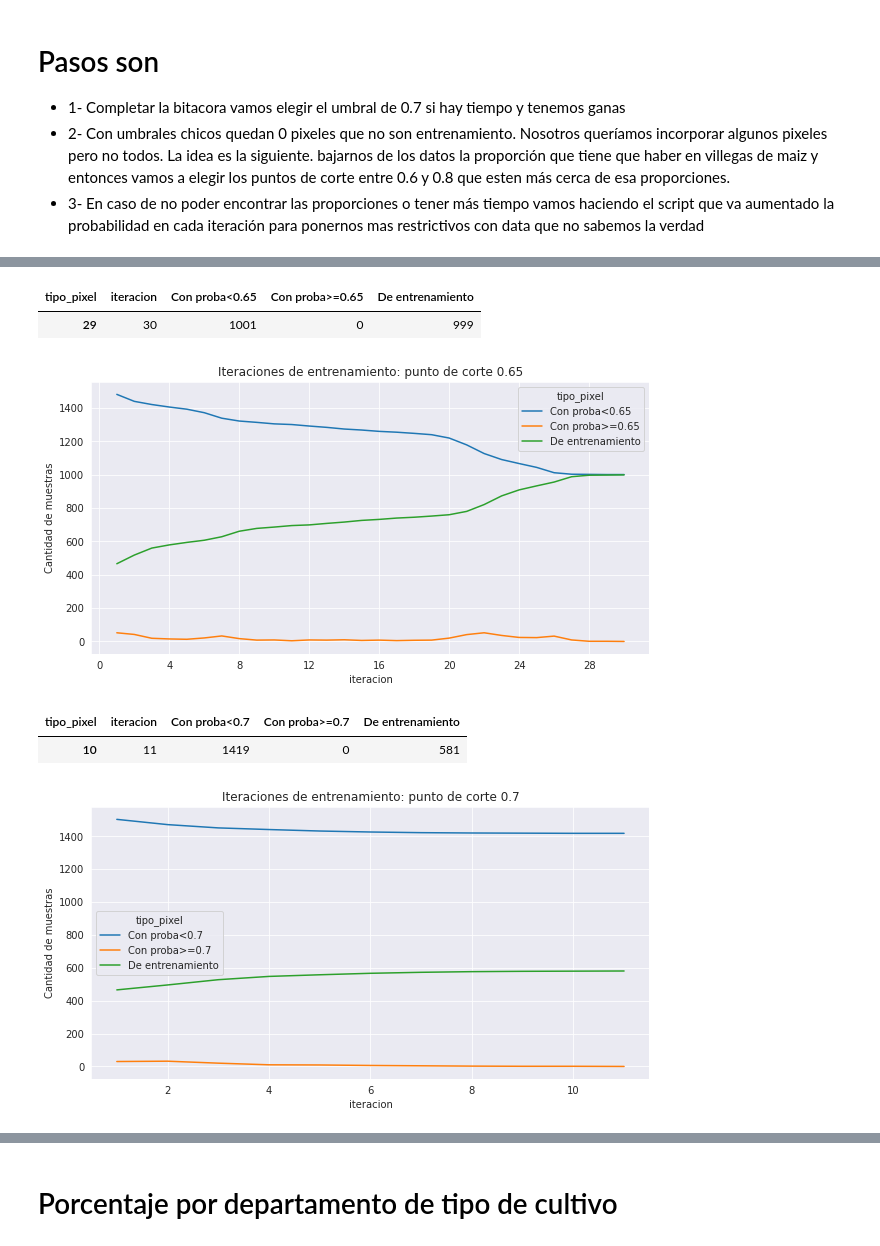
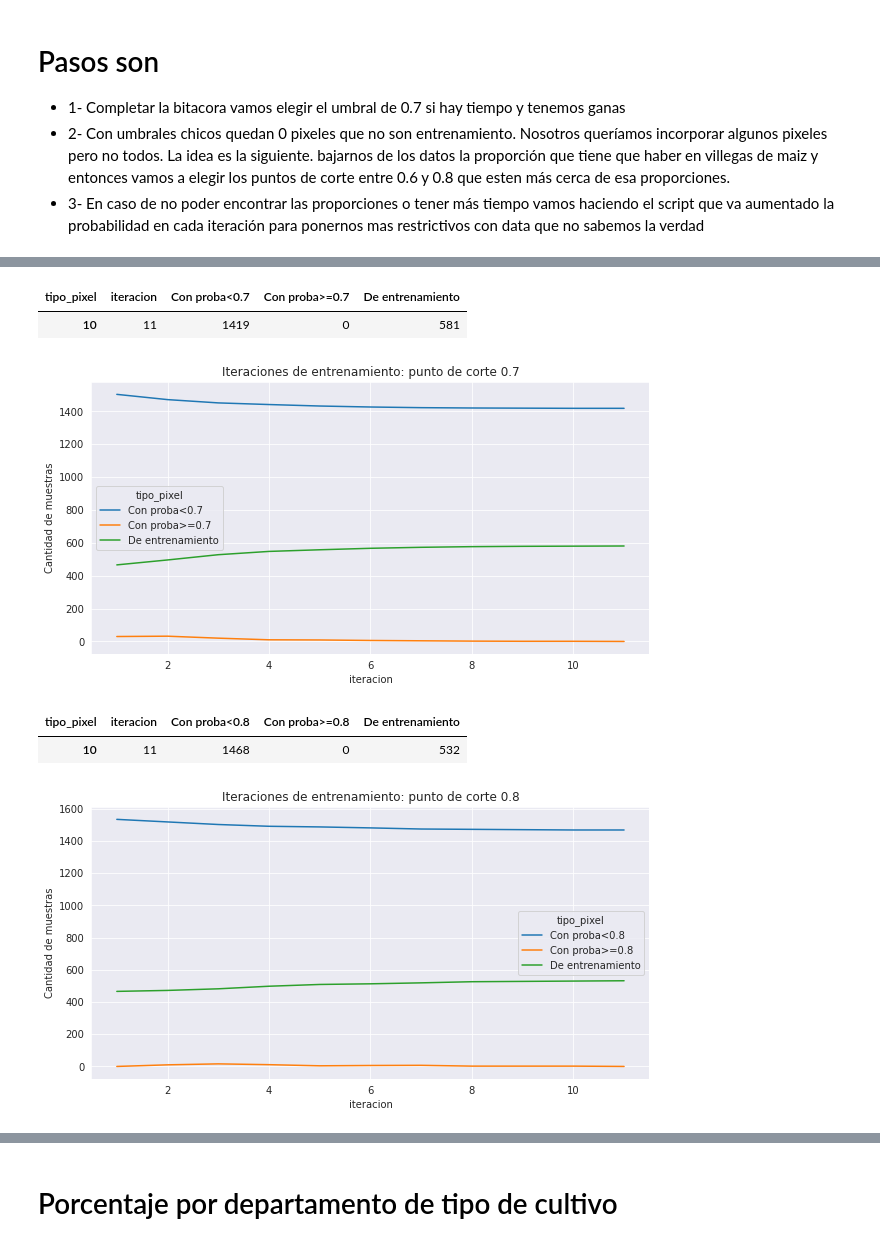
Before and after one commit to macfernandez/tp-2-gis-dm-uba, a Jupyter notebook: nb/eda_results.ipynb, the cells around one changed output, grey strips where cells are left out. Drawn from its saved outputs; the diff is of its cells as text; code cells hidden in the pictures.

```diff
--- a/nb/eda_results.ipynb
+++ b/nb/eda_results.ipynb
@@ -133,7 +166,7 @@ from matplotlib.ticker import MaxNLocator
 ax = plt.figure().gca()
 ax.xaxis.set_major_locator(MaxNLocator(integer=True))
 ax.set_ylabel("Cantidad de muestras")
-umbral = 0.65
+umbral = 0.7
 ax.set_title(f"Iteraciones de entrenamiento: punto de corte {umbral}")
 file_pixels = glob(f'../model/threshhold_{umbral}/randomforest_iterations_*/pix*')
 file_pixels = sorted(file_pixels)
@@ -153,38 +186,38 @@ df_plot = pd.pivot_table(df_pix, index="iteracion", values="cant_pixels", column
 
 df_plot.plot(x="iteracion", y=[f'Con proba<{umbral}', f'Con proba>={umbral}','De entrenamiento'], figsize=(10,5), ax=ax)
 
-
 df_plot.tail(1)
 # %% [output]
-| tipo_pixel | iteracion | Con proba<0.65 | Con proba>=0.65 | De entrenamiento |
-| 29 | 30 | 1001 | 0 | 999 |
+| tipo_pixel | iteracion | Con proba<0.7 | Con proba>=0.7 | De entrenamiento |
+| 10 | 11 | 1419 | 0 | 581 |
-[figure, old version]
+[figure, new version]
 # %%
 from matplotlib.ticker import MaxNLocator
 ax = plt.figure().gca()
 ax.xaxis.set_major_locator(MaxNLocator(integer=True))
 ax.set_ylabel("Cantidad de muestras")
-umbral = 0.7
+umbral = 0.8
 ax.set_title(f"Iteraciones de entrenamiento: punto de corte {umbral}")
 file_pixels = glob(f'../model/threshhold_{umbral}/randomforest_iterations_*/pix*')
 file_pixels = sorted(file_pixels)
 i = 1
 df_pix = pd.read_csv(file_pixels[0])
 df_pix['iteration'] = i
 
 for file in file_pixels[1:]:
     i += 1
     df_pix_aux = pd.read_csv(file)
     df_pix_aux['iteration'] = i
     df_pix = pd.concat([df_pix, df_pix_aux])
 
 df_pix.columns = ["tipo_pixel","cant_pixels","iteracion"]
 
 df_plot = pd.pivot_table(df_pix, index="iteracion", values="cant_pixels", columns = "tipo_pixel").reset_index()
 
 df_plot.plot(x="iteracion", y=[f'Con proba<{umbral}', f'Con proba>={umbral}','De entrenamiento'], figsize=(10,5), ax=ax)
+del df_plot["iteracion"]
 df_plot.tail(1)
 # %% [output]
-| tipo_pixel | iteracion | Con proba<0.7 | Con proba>=0.7 | De entrenamiento |
-| 10 | 11 | 1419 | 0 | 581 |
+| tipo_pixel | iteracion | Con proba<0.8 | Con proba>=0.8 | De entrenamiento |
+| 10 | 11 | 1468 | 0 | 532 |
-[figure, old version]
+[figure, new version]
```
Also changed, not shown: parts of 19 cells of this notebook.
